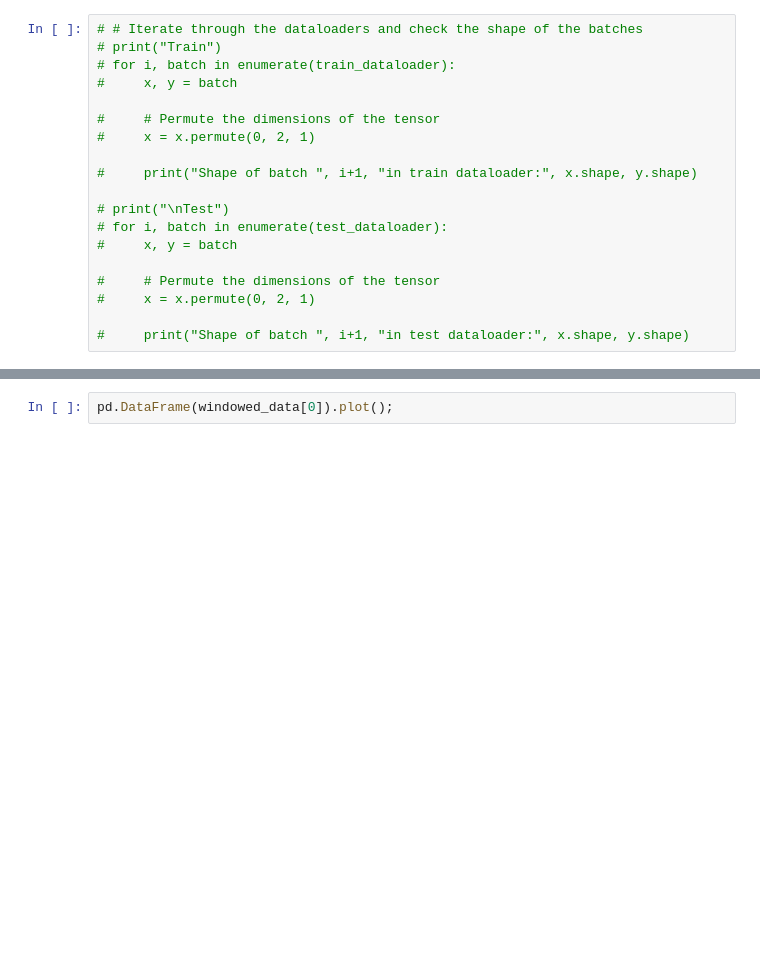
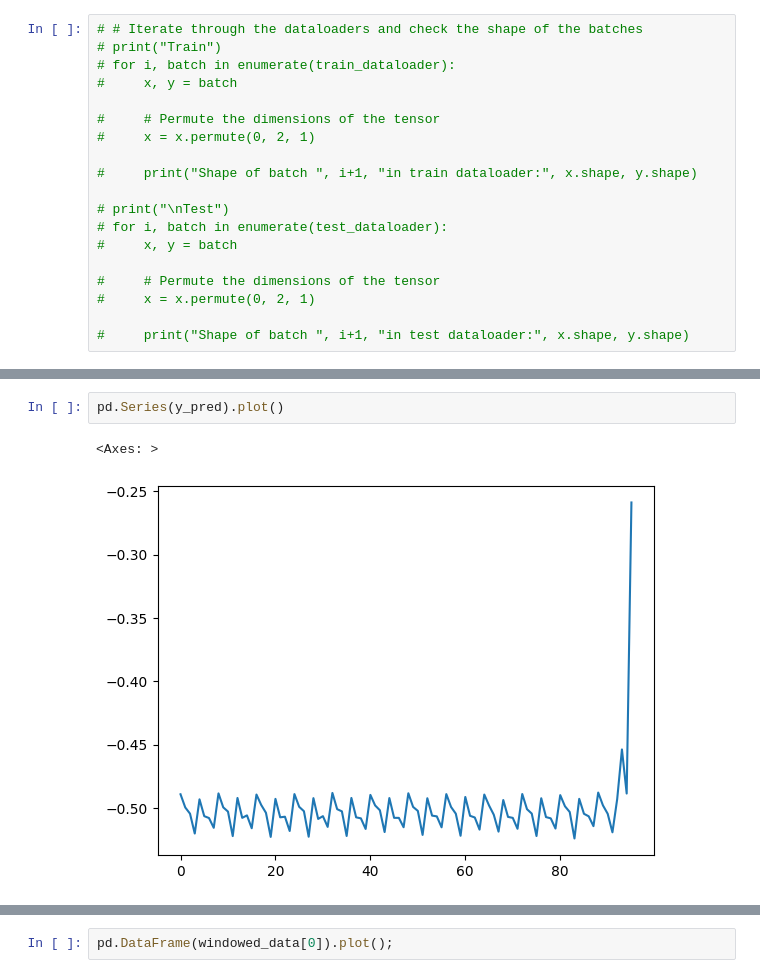
Before and after one commit to zeagame-kk/Thesis, a Jupyter notebook: playground.ipynb, the cells around one changed output, grey strips where cells are left out. Cells and saved outputs as stored; diff of their text form; blank space fills up the shorter version.

```diff
--- a/playground.ipynb
+++ b/playground.ipynb
@@ -606,0 +627,5 @@ torch.Size([32, 1, 96])
+# %%
+pd.Series(y_pred).plot()
+# %% [output]
+<Axes: >
+[figure, added]
```
Also changed, not shown: parts of 26 cells of this notebook.
